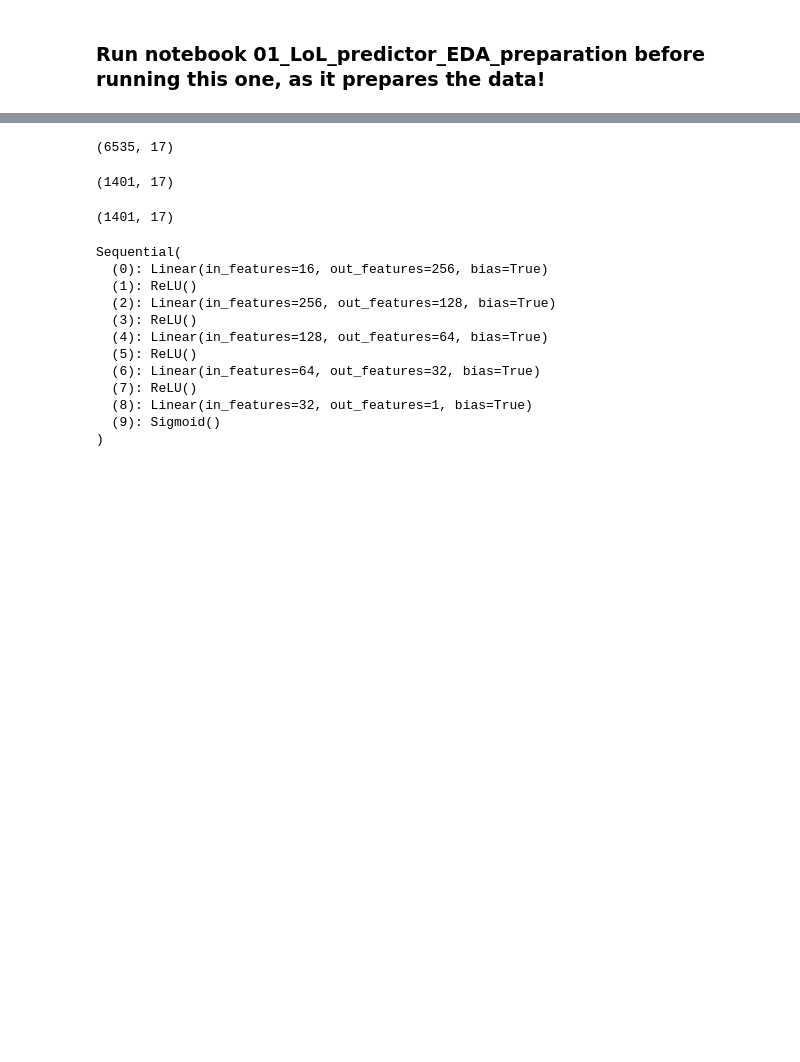
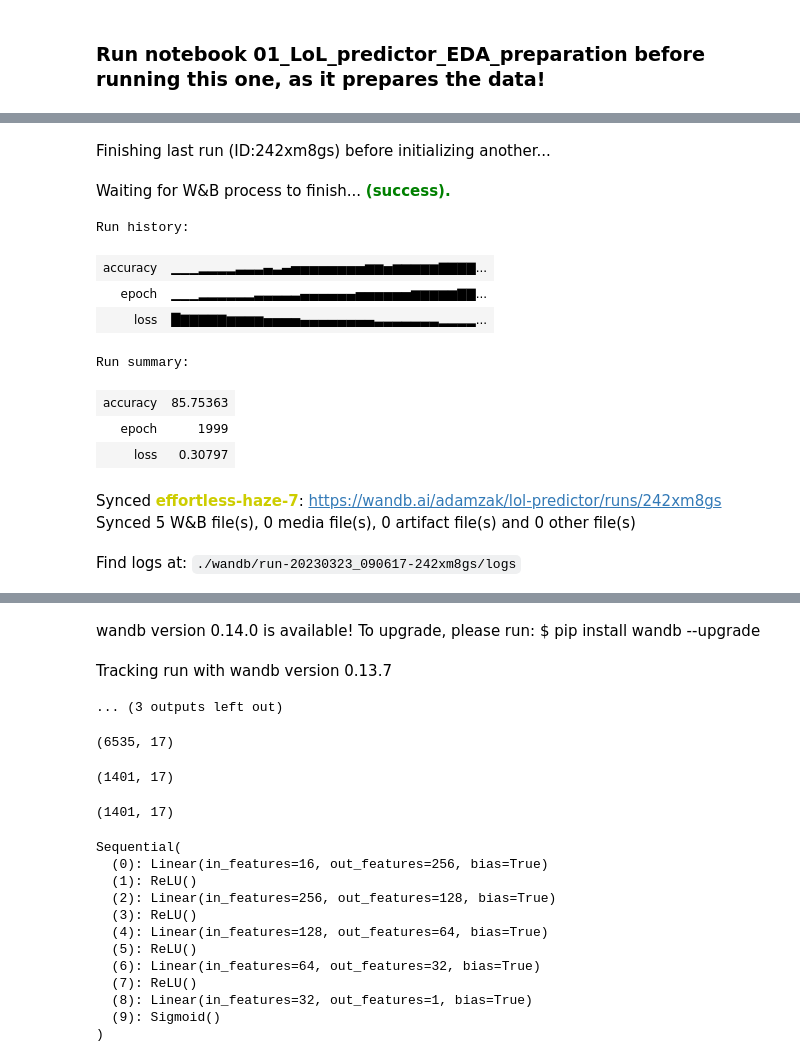
Before and after one commit to xSchon/NSIETE, a Jupyter notebook: NSIETE/02_LoL_predictor_Models.ipynb, the cells around one changed output, grey strips where cells are left out. Cells and saved outputs as stored; diff of their text form; code cells hidden in the pictures; blank space fills up the shorter version.

Commit message:
Add wandb and config (master)

```diff
--- a/NSIETE/02_LoL_predictor_Models.ipynb
+++ b/NSIETE/02_LoL_predictor_Models.ipynb
@@ -8,3 +9,15 @@ import torch.nn as nn
 # %%
+with open('config.yml', mode="r") as f:
+    config = yaml.safe_load(f)
+
 import wandb
 wandb.login()
+
+wandb.init(
+        project="lol-predictor",
+        entity="adamzak",
+        config=config['train'],
+        group='pytorch',
+        mode='online'
+    )
+# %% [output]
@@ -10,0 +25,13 @@ wandb.login()
+Finishing last run (ID:242xm8gs) before initializing another...
+Waiting for W&B process to finish... (success).
+Run history:
+| accuracy | ▁▁▁▂▂▂▂▃▃▃▄▃▄▅▅▅▅▅▅▅▅▆▆▅▆▆▆▆▆▇▇▇▇... |
+| epoch | ▁▁▁▂▂▂▂▂▂▃▃▃▃▃▄▄▄▄▄▄▅▅▅▅▅▅▆▆▆▆▆▇▇... |
+| loss | █▇▇▇▇▇▆▆▆▆▅▅▅▅▄▄▄▄▄▄▄▄▃▃▃▃▃▃▃▂▂▂▂... |
+Run summary:
+| accuracy | 85.75363 |
+| epoch | 1999 |
+| loss | 0.30797 |
+Synced effortless-haze-7: https://wandb.ai/adamzak/lol-predictor/runs/242xm8gs
+Synced 5 W&B file(s), 0 media file(s), 0 artifact file(s) and 0 other file(s)
+Find logs at: ./wandb/run-20230323_090617-242xm8gs/logs
@@ -11,3 +39,6 @@ wandb.login()
+wandb version 0.14.0 is available! To upgrade, please run: $ pip install wandb --upgrade
+Tracking run with wandb version 0.13.7
+... (3 outputs left out)
 # %%
 pd.set_option('display.max_columns', 500)
 PREPROCESSED_PATH = '../data/processed_high_diamond.csv'
```
Also changed, not shown: parts of 13 cells of this notebook, 2 other files.
